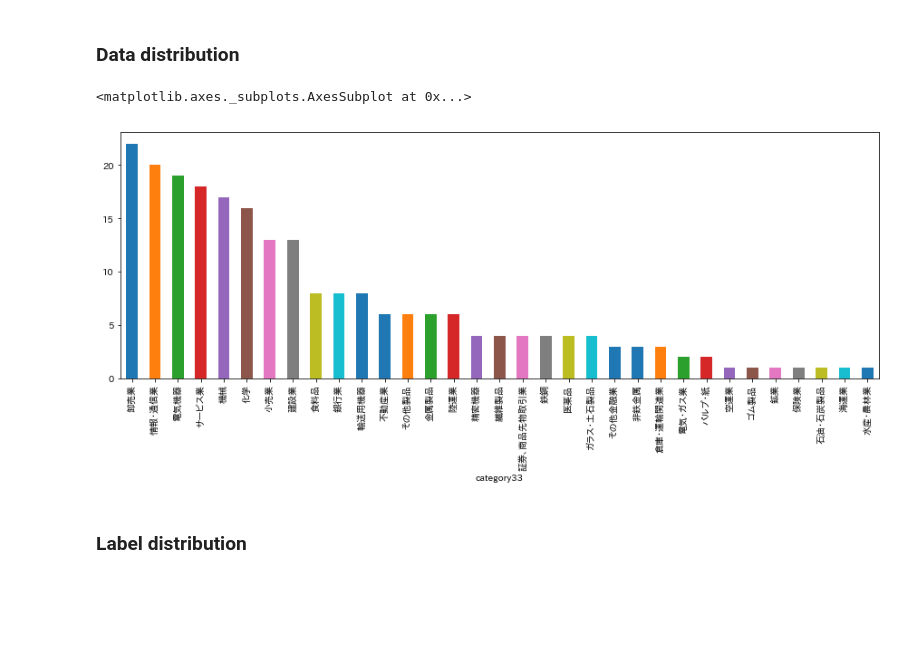
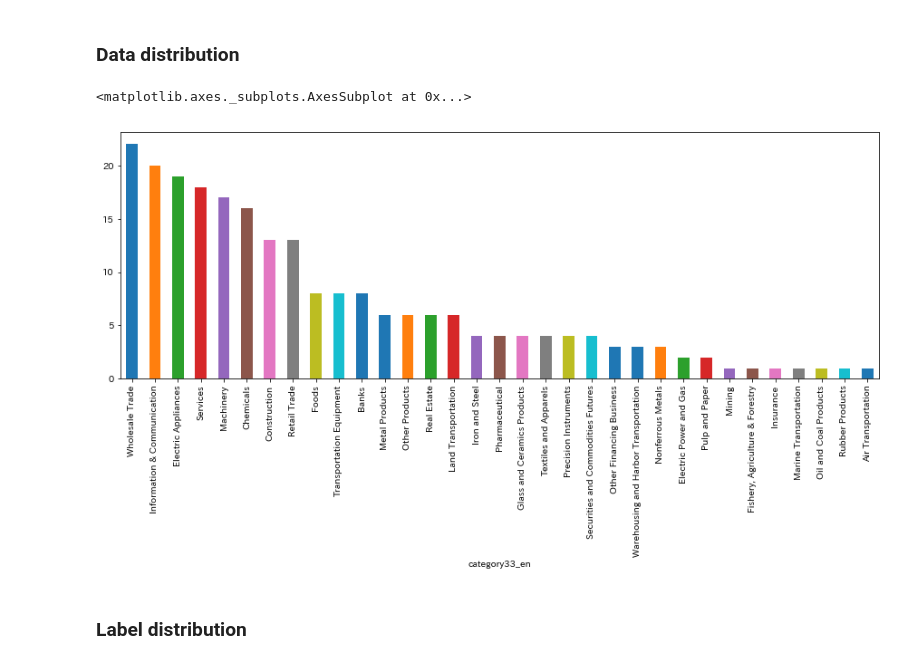
Before and after one commit to chakki-works/chABSA-dataset, a Jupyter notebook: notebooks/Dataset Statistics.ipynb, the cells around one changed output. Drawn from its saved outputs; the diff is of its cells as text; code cells hidden in the pictures; blank space fills up the shorter version.

```diff
--- a/notebooks/Dataset Statistics.ipynb
+++ b/notebooks/Dataset Statistics.ipynb
@@ -91,11 +91,51 @@ entities.head(5)
 %matplotlib inline
 # %% [markdown]
 ### Data distribution
+# %%
+translation = """
+水産・農林業	Fishery, Agriculture & Forestry
+鉱業	Mining
+建設業	Construction
+食料品	Foods
+繊維製品	Textiles and Apparels
+パルプ・紙	Pulp and Paper
+化学	Chemicals
+医薬品	Pharmaceutical
+石油・石炭製品	Oil and Coal Products
+ゴム製品	Rubber Products
+ガラス・土石製品	Glass and Ceramics Products
+鉄鋼	Iron and Steel
+非鉄金属	Nonferrous Metals
+金属製品	Metal Products
+機械	Machinery
+電気機器	Electric Appliances
+輸送用機器	Transportation Equipment
+精密機器	Precision Instruments
+その他製品	Other Products
+電気・ガス業	Electric Power and Gas
+陸運業	Land Transportation
+海運業	Marine Transportation
+空運業	Air Transportation
+倉庫・運輸関連業	Warehousing and Harbor Transportation
+情報・通信業	Information & Communication
+卸売業	Wholesale Trade
+小売業	Retail Trade
+銀行業	Banks
+証券、商品先物取引業	Securities and Commodities Futures
+保険業	Insurance
+その他金融業	Other Financing Business
+不動産業	Real Estate
+サービス業	Services
+"""
+
+translation_list = [t.split("\t") for t in translation.split("\n") if t]
+translation_list = dict(translation_list )
+companies["category33_en"]  = companies["category33"].apply(lambda c: translation_list[c])
 # %%
-companies.groupby(["category33"]).count()["edi_id"].sort_values(ascending=False).plot(kind="bar", figsize=(15,5))
+companies.groupby(["category33_en"]).count()["edi_id"].sort_values(ascending=False).plot(kind="bar", figsize=(15,5))
 # %% [output]
 <matplotlib.axes._subplots.AxesSubplot at 0x...>
-[figure, old version]
+[figure, new version]
 # %% [markdown]
 ### Label distribution
 # %%
```
Also changed, not shown: 3 other files.
